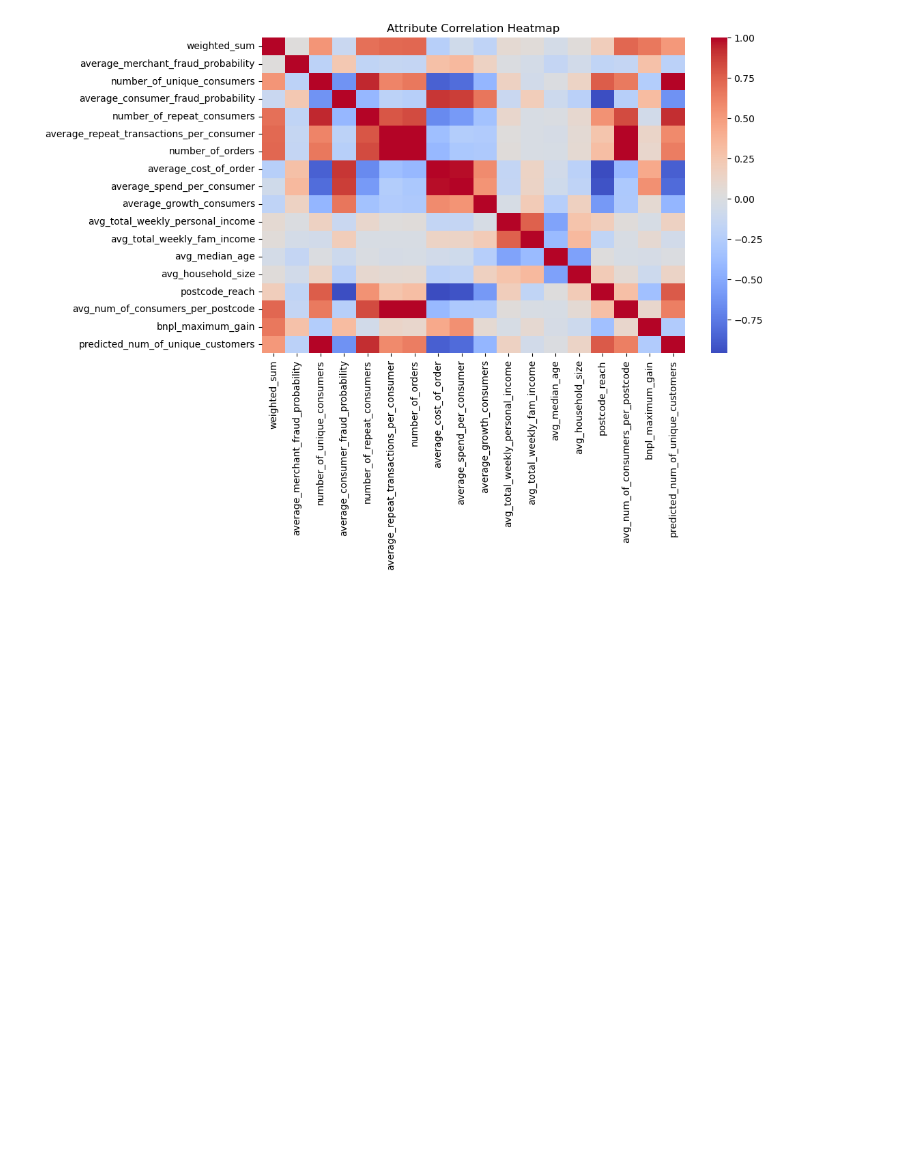
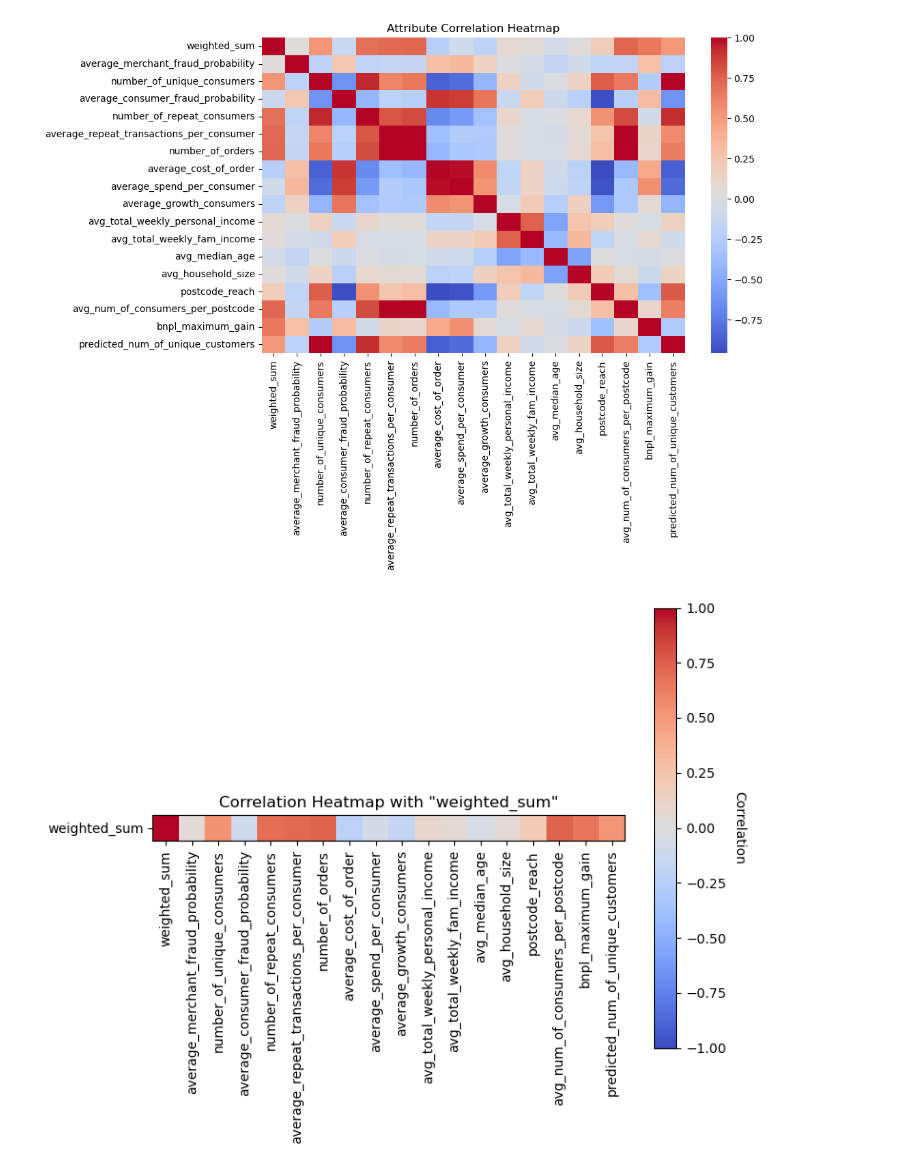
Before and after one commit to jameslafontaine/unimelb-mast30034-industry-project, a Jupyter notebook: notebooks/analysis/ranking_system/ranking_system2.ipynb, the cells around one changed output. Saved outputs shown, nothing was run; the diff lists cells and outputs as text; code cells hidden in the pictures; blank space fills up the shorter version.

```diff
--- a/notebooks/analysis/ranking_system/ranking_system2.ipynb
+++ b/notebooks/analysis/ranking_system/ranking_system2.ipynb
@@ -460,3 +491,31 @@ plt.title('Attribute Correlation Heatmap')
 plt.show()
 # %% [output]
 [figure]
+# %%
+import numpy as np
+import matplotlib.pyplot as plt
+
+# Assuming 'correlation_matrix' is your correlation matrix between 'weighted_sum' and other attributes
+correlation_matrix = top_100_pandas[numerical_columns].corr().loc[['weighted_sum'], :]
+
+# Set the figure size
+plt.figure(figsize=(8, 6))
+
+# Create a heatmap with Matplotlib using plt.imshow
+plt.imshow(correlation_matrix, cmap="coolwarm", vmin=-1, vmax=1)
+
+# Add a colorbar
+cbar = plt.colorbar()
+cbar.set_label('Correlation', rotation=270, labelpad=15)
+
+# Set ticks and labels for both axes
+plt.xticks(np.arange(len(correlation_matrix.columns)), correlation_matrix.columns, rotation=90)
+plt.yticks([0], ["weighted_sum"])
+
+# Set the title
+plt.title('Correlation Heatmap with "weighted_sum"')
+
+# Show the plot
+plt.show()
+# %% [output]
+[figure, added]
```
Also changed, not shown: parts of 14 cells of this notebook.
